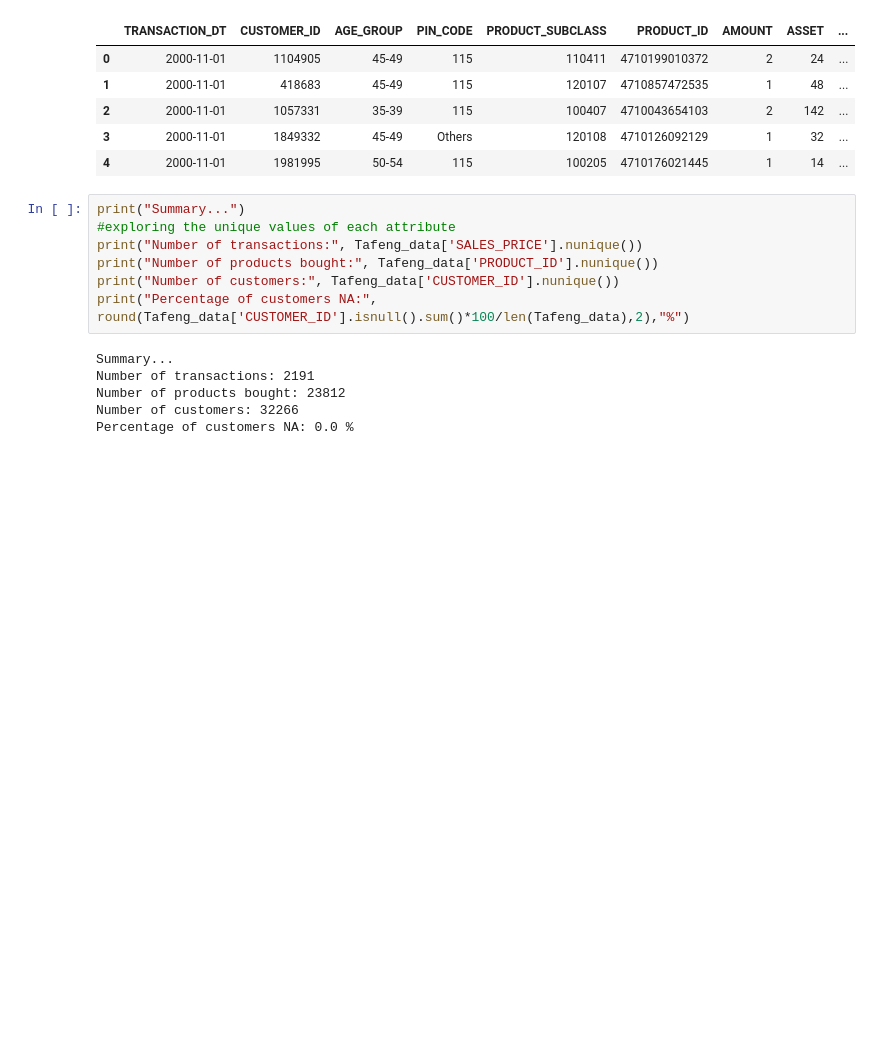
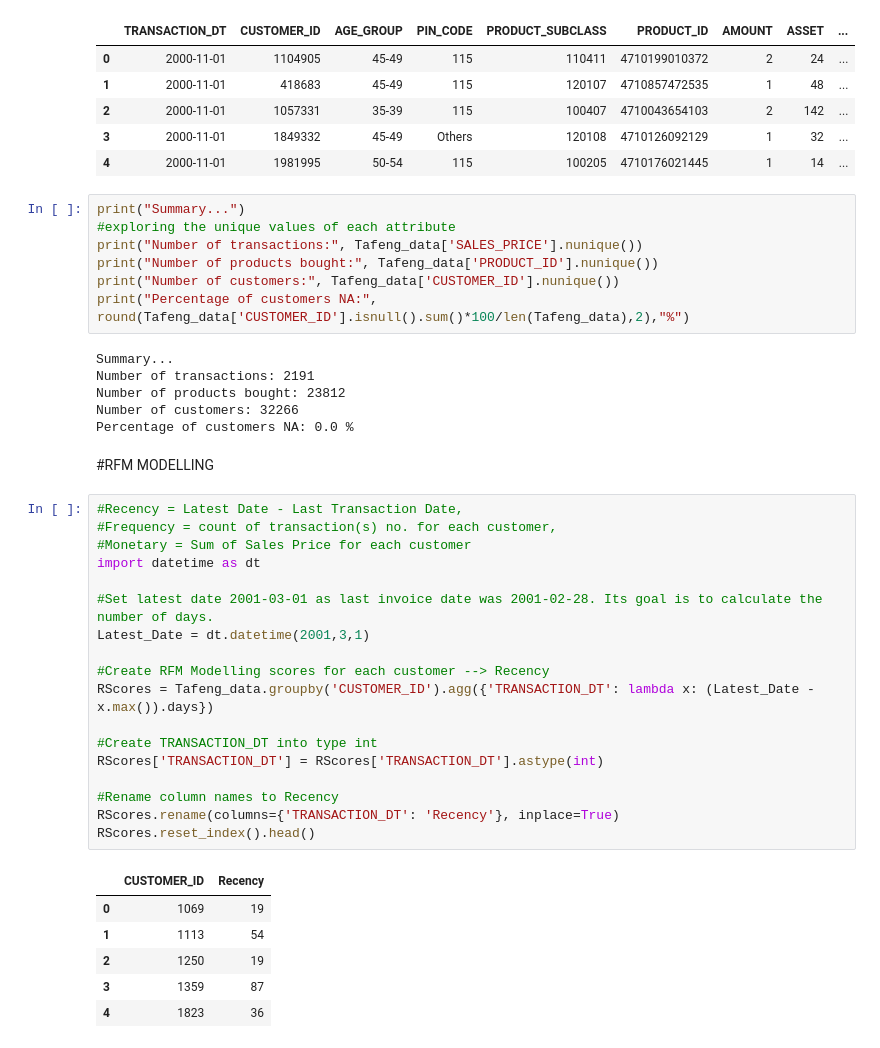
Before and after one commit to kristaLumbantoruan/customer-clustering-for-crm-in-xyz-store, a Jupyter notebook: Customer_Clustering.ipynb, the cells around one changed output. Drawn from its saved outputs; the diff is of its cells as text; blank space fills up the shorter version.

Commit message:
Modelling

```diff
--- a/Customer_Clustering.ipynb
+++ b/Customer_Clustering.ipynb
@@ -195,3 +195,30 @@ Number of transactions: 2191
 Number of products bought: 23812
 Number of customers: 32266
 Percentage of customers NA: 0.0 %
+# %% [markdown]
+#RFM MODELLING
+# %%
+#Recency = Latest Date - Last Transaction Date,
+#Frequency = count of transaction(s) no. for each customer,
+#Monetary = Sum of Sales Price for each customer
+import datetime as dt
+
+#Set latest date 2001-03-01 as last invoice date was 2001-02-28. Its goal is to calculate the number of days.
+Latest_Date = dt.datetime(2001,3,1)
+
+#Create RFM Modelling scores for each customer --> Recency
+RScores = Tafeng_data.groupby('CUSTOMER_ID').agg({'TRANSACTION_DT': lambda x: (Latest_Date - x.max()).days})
+
+#Create TRANSACTION_DT into type int
+RScores['TRANSACTION_DT'] = RScores['TRANSACTION_DT'].astype(int)
+
+#Rename column names to Recency
+RScores.rename(columns={'TRANSACTION_DT': 'Recency'}, inplace=True)
+RScores.reset_index().head()
+# %% [output]
+|  | CUSTOMER_ID | Recency |
+| 0 | 1069 | 19 |
+| 1 | 1113 | 54 |
+| 2 | 1250 | 19 |
+| 3 | 1359 | 87 |
+| 4 | 1823 | 36 |
```
Also changed, not shown: parts of 3 cells of this notebook.
